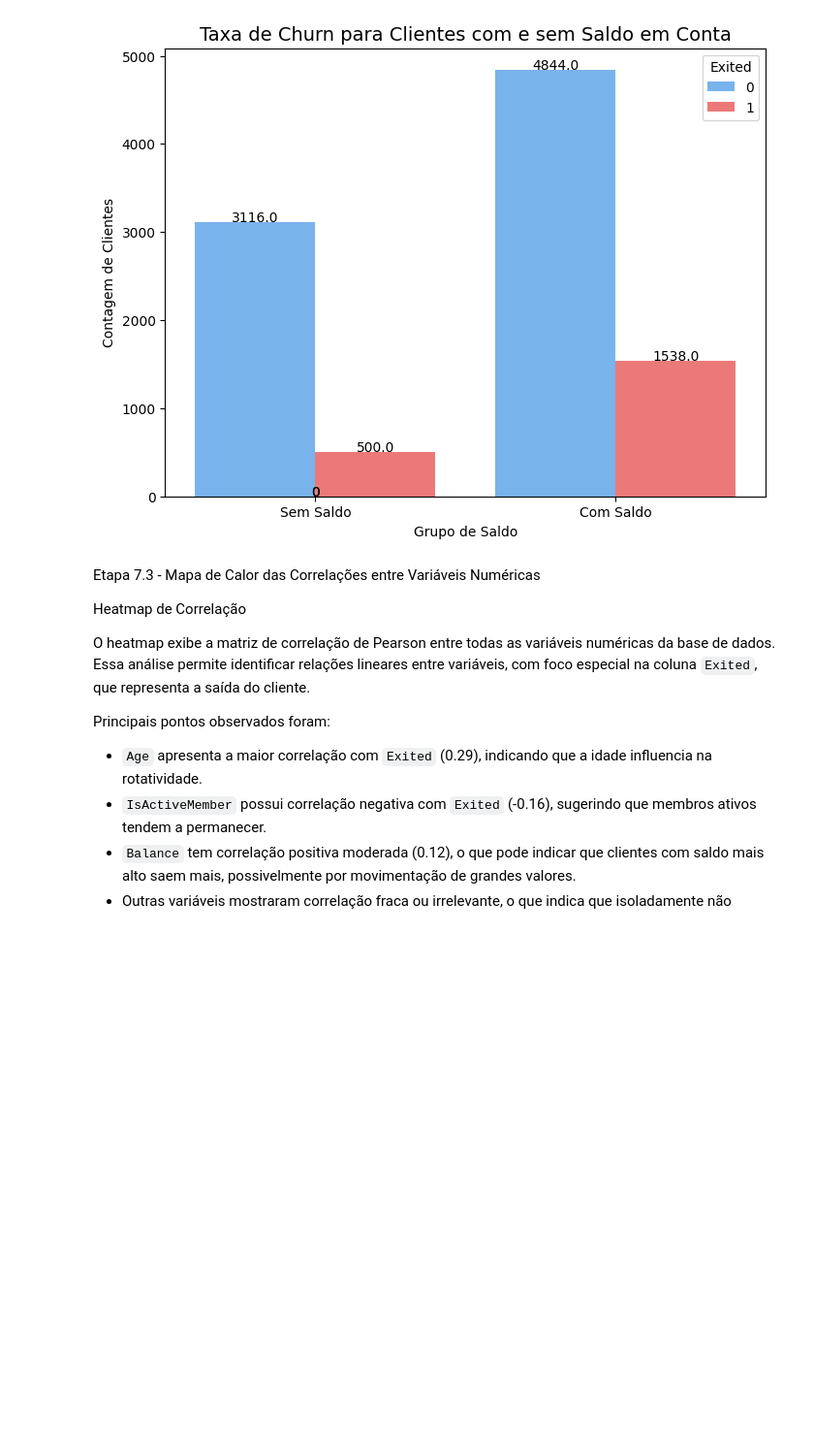
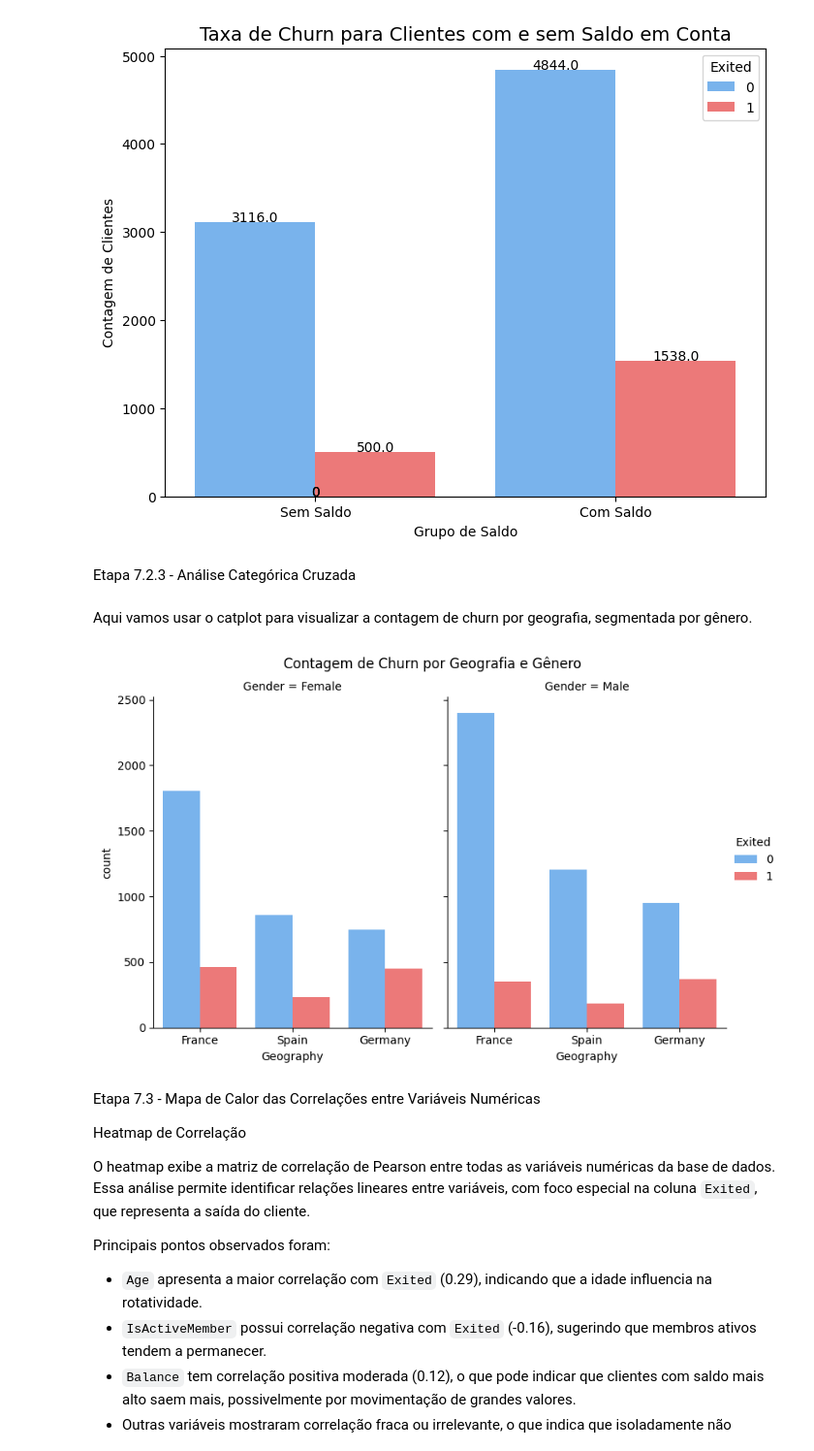
Before and after one commit to vitao-bolado/Trabalho1_AnaliseDados, a Jupyter notebook: Trabalho1.ipynb, the cells around one changed output. Shown at 97% size. Cells and saved outputs as stored; diff of their text form; code cells hidden in the pictures; blank space fills up the shorter version.

Commit message:
Adicionando análise cruzada de churn por Geografia e Gênero - Etapa 7.2.3

```diff
--- a/Trabalho1.ipynb
+++ b/Trabalho1.ipynb
@@ -415,6 +415,18 @@ for p in ax.patches:
 plt.show()
 # %% [output]
 [figure]
+# %% [markdown]
+Etapa 7.2.3 - Análise Categórica Cruzada <br>
+<br>
+Aqui vamos usar o catplot para visualizar a contagem de churn por geografia, segmentada por gênero.
+# %%
+sns.catplot(x="Geography", hue="Exited", col="Gender",
+            data=df, kind="count",
+            height=5, aspect=.8, palette=['#66b3ff', '#ff6666'])
+plt.suptitle('Contagem de Churn por Geografia e Gênero', y=1.03)
+plt.show()
+# %% [output]
+[figure, added]
 # %% [markdown]
 Etapa 7.3 - Mapa de Calor das Correlações entre Variáveis Numéricas<br>
 
```
